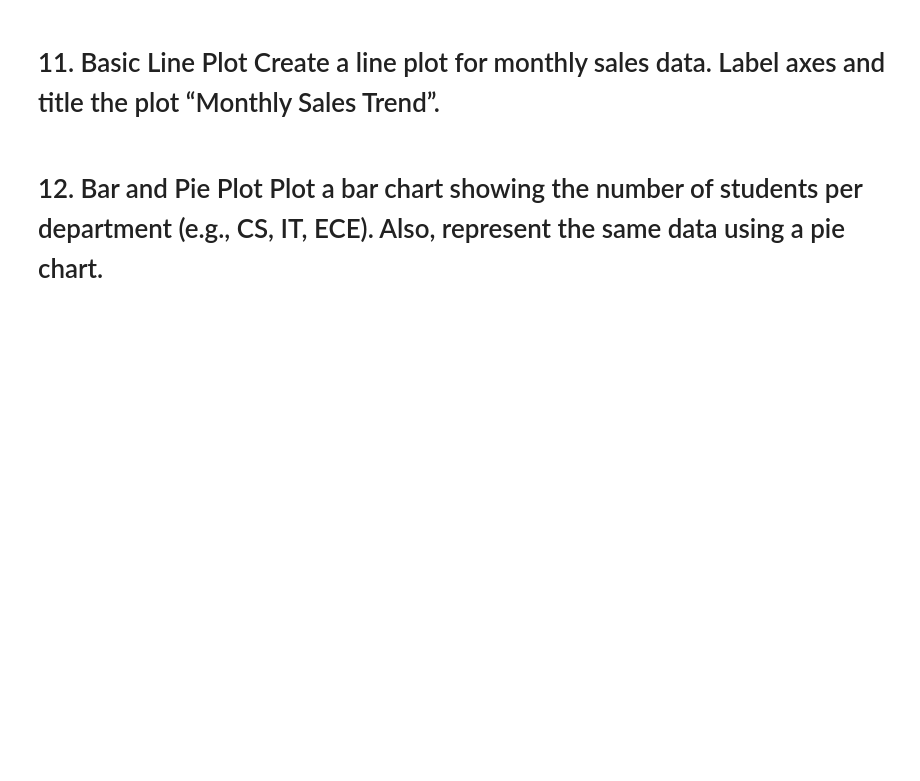
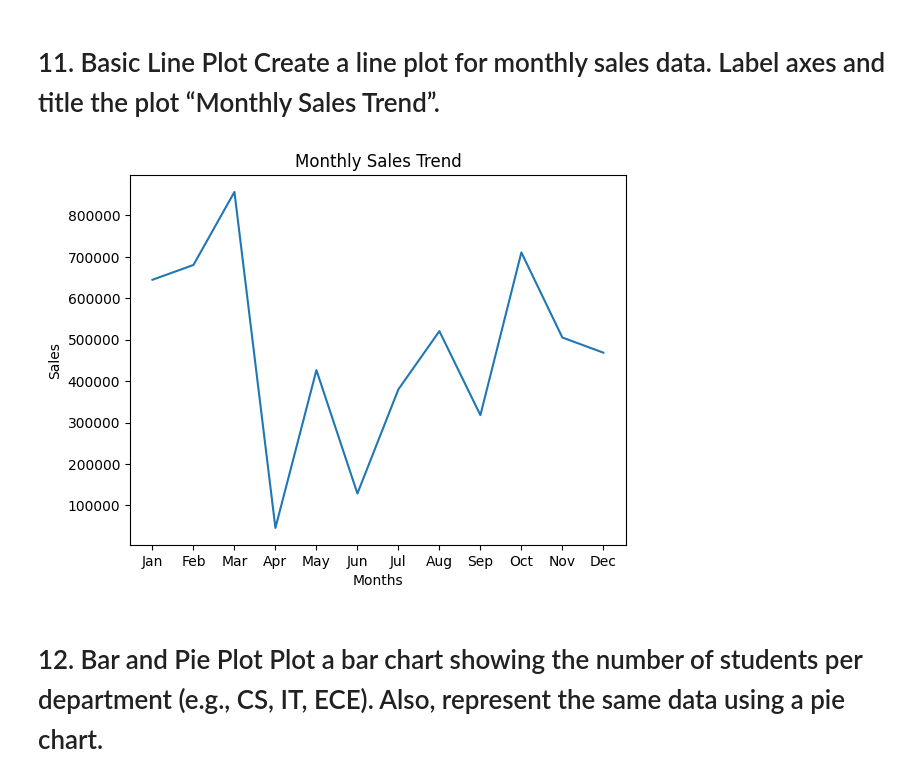
Before and after one commit to ayush1512/Programming-HPC, a Jupyter notebook: ML/Assignment_1.ipynb, the cells around one changed output. Saved outputs shown, nothing was run; the diff lists cells and outputs as text; code cells hidden in the pictures; blank space fills up the shorter version.

```diff
--- a/ML/Assignment_1.ipynb
+++ b/ML/Assignment_1.ipynb
@@ -271,4 +341,19 @@ array([38, 72, 50, 60, 70, 33, 38, 50, 53, 67])
 # %% [markdown]
 # 11. Basic Line Plot Create a line plot for monthly sales data. Label axes and title the plot “Monthly Sales Trend”.
+# %%
+import calendar
+import matplotlib.pyplot as plt
+months = list(calendar.month_abbr)
+months.remove('')
+sales = np.random.randint(10000,1000000,size=(12))
+# %%
+plt.plot(months,sales)
+plt.figaspect(10)
+plt.xlabel('Months')
+plt.ylabel('Sales')
+plt.title("Monthly Sales Trend")
+plt.show()
+# %% [output]
+[figure, added]
 # %% [markdown]
 # 12. Bar and Pie Plot Plot a bar chart showing the number of students per department (e.g., CS, IT, ECE). Also, represent the same data using a pie chart.
```
Also changed, not shown: parts of 44 cells of this notebook, 50 other files.
